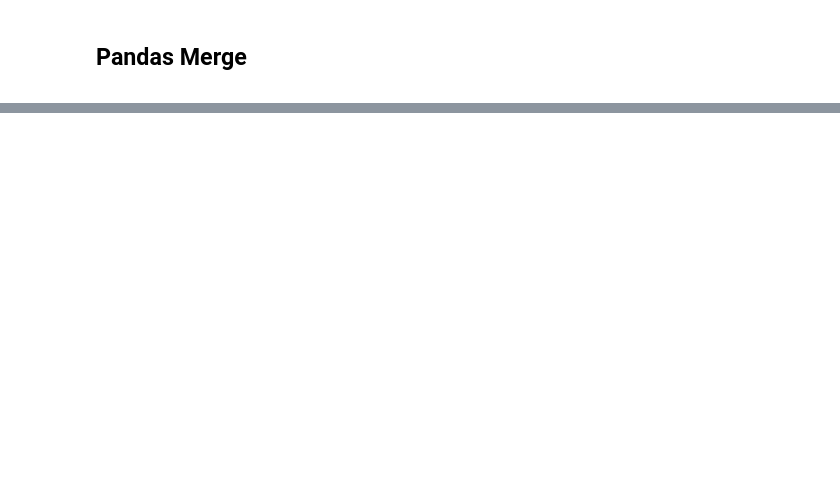
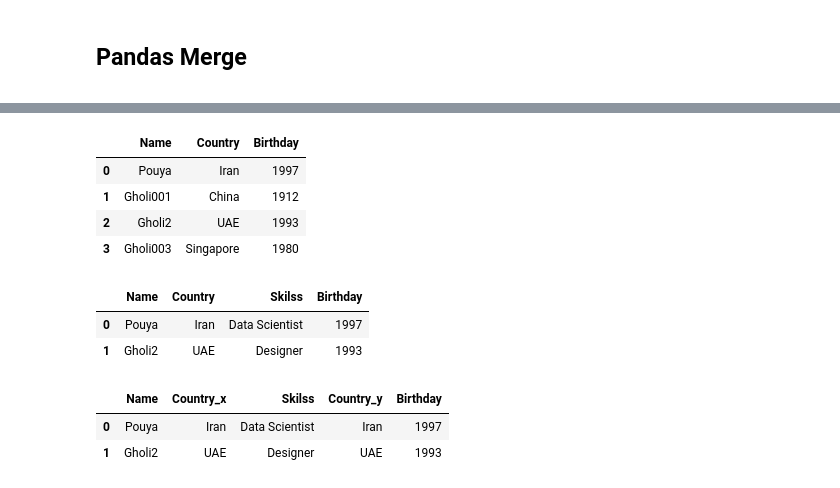
Before and after one commit to mirpouya/Basics-of-ML, a Jupyter notebook: Intermediate_Pandas.ipynb, the cells around one changed output, grey strips where cells are left out. Drawn from its saved outputs; the diff is of its cells as text; code cells hidden in the pictures; blank space fills up the shorter version.

```diff
--- a/Intermediate_Pandas.ipynb
+++ b/Intermediate_Pandas.ipynb
@@ -810,0 +880,29 @@ df
+# %%
+# what if there exist two common columns?
+
+df2 = pd.DataFrame({"Name": ["Pouya", "Gholi001", "Gholi2", "Gholi003"], "Country": ["Iran", "China", "UAE", "Singapore"],
+                    "Birthday": [1997, 1912, 1993, 1980]})
+
+df2
+# %% [output]
+|  | Name | Country | Birthday |
+| 0 | Pouya | Iran | 1997 |
+| 1 | Gholi001 | China | 1912 |
+| 2 | Gholi2 | UAE | 1993 |
+| 3 | Gholi003 | Singapore | 1980 |
+# %%
+# merge
+
+pd.merge(df1, df2)
+# %% [output]
+|  | Name | Country | Skilss | Birthday |
+| 0 | Pouya | Iran | Data Scientist | 1997 |
+| 1 | Gholi2 | UAE | Designer | 1993 |
+# %%
+# we can specify the base column
+
+pd.merge(df1, df2, on="Name")
+# %% [output]
+|  | Name | Country_x | Skilss | Country_y | Birthday |
+| 0 | Pouya | Iran | Data Scientist | Iran | 1997 |
+| 1 | Gholi2 | UAE | Designer | UAE | 1993 |
```
Also changed, not shown: parts of 14 cells of this notebook.
